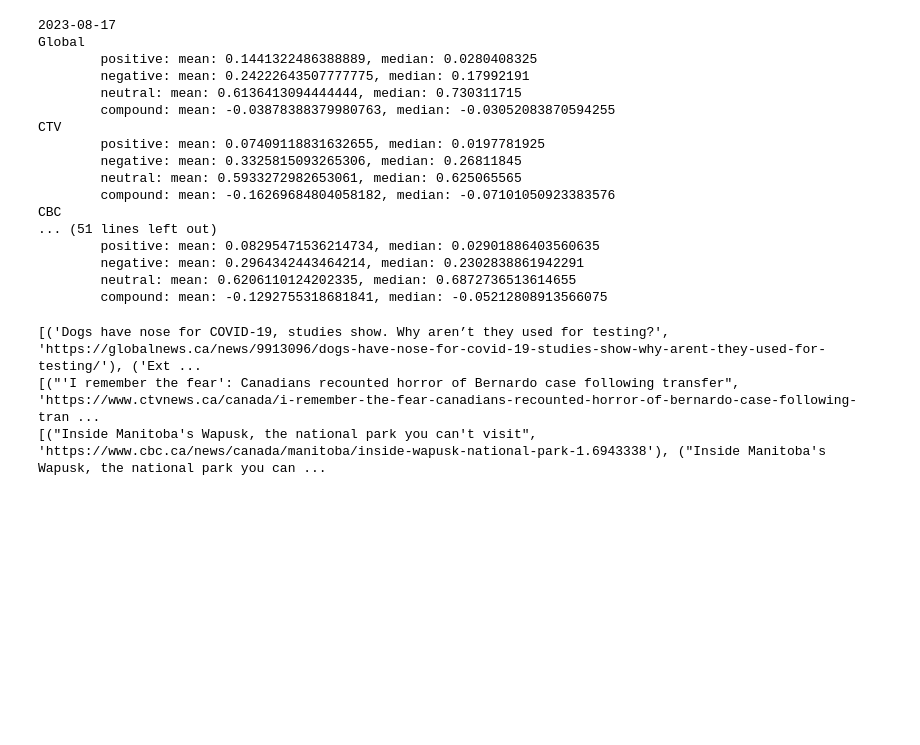
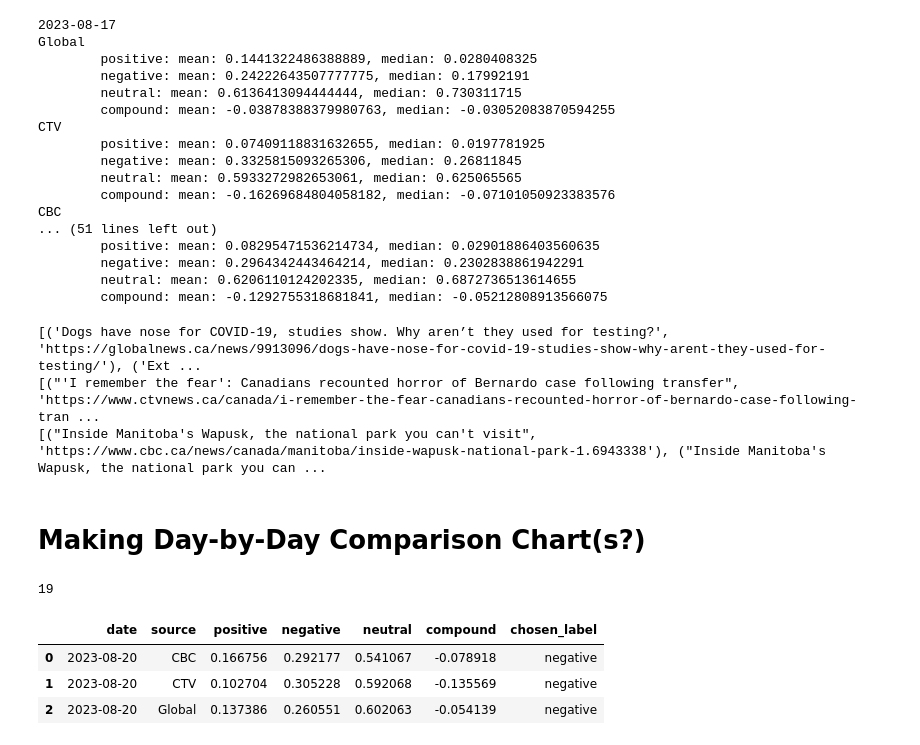
Before and after one commit to kmaurinjones/DailyNewsDriftCanada, a Jupyter notebook: notebooks/testing.ipynb, the cells around one changed output. Cells and saved outputs as stored; diff of their text form; code cells hidden in the pictures; blank space fills up the shorter version.

```diff
--- a/notebooks/scraping.ipynb
+++ b/notebooks/testing.ipynb
@@ -900,3 +900,25 @@ print(cbc)
 [('Dogs have nose for COVID-19, studies show. Why aren’t they used for testing?', 'https://globalnews.ca/news/9913096/dogs-have-nose-for-covid-19-studies-show-why-arent-they-used-for-testing/'), ('Ext ...
 [("'I remember the fear': Canadians recounted horror of Bernardo case following transfer", 'https://www.ctvnews.ca/canada/i-remember-the-fear-canadians-recounted-horror-of-bernardo-case-following-tran ...
 [("Inside Manitoba's Wapusk, the national park you can't visit", 'https://www.cbc.ca/news/canada/manitoba/inside-wapusk-national-park-1.6943338'), ("Inside Manitoba's Wapusk, the national park you can ...
+# %% [markdown]
+# Making Day-by-Day Comparison Chart(s?)
+# %%
+import os
+import pandas as pd
+data_dir = "../data/"
+dfs = []
+for fpath in os.listdir(data_dir):
+    # if 'full' in fpath: # individual headlines
+    if 'grouped' in fpath: # aggregated headlines
+        dfs.append(pd.read_csv(data_dir + fpath))
+
+print(len(dfs))
+
+df = dfs[0].copy()#.drop(columns = 'chosen_label_val')
+df.head(5)
+# %% [output]
+19
+|  | date | source | positive | negative | neutral | compound | chosen_label |
+| 0 | 2023-08-20 | CBC | 0.166756 | 0.292177 | 0.541067 | -0.078918 | negative |
+| 1 | 2023-08-20 | CTV | 0.102704 | 0.305228 | 0.592068 | -0.135569 | negative |
+| 2 | 2023-08-20 | Global | 0.137386 | 0.260551 | 0.602063 | -0.054139 | negative |
```
Also changed, not shown: parts of 3 cells of this notebook, 1 other file.
